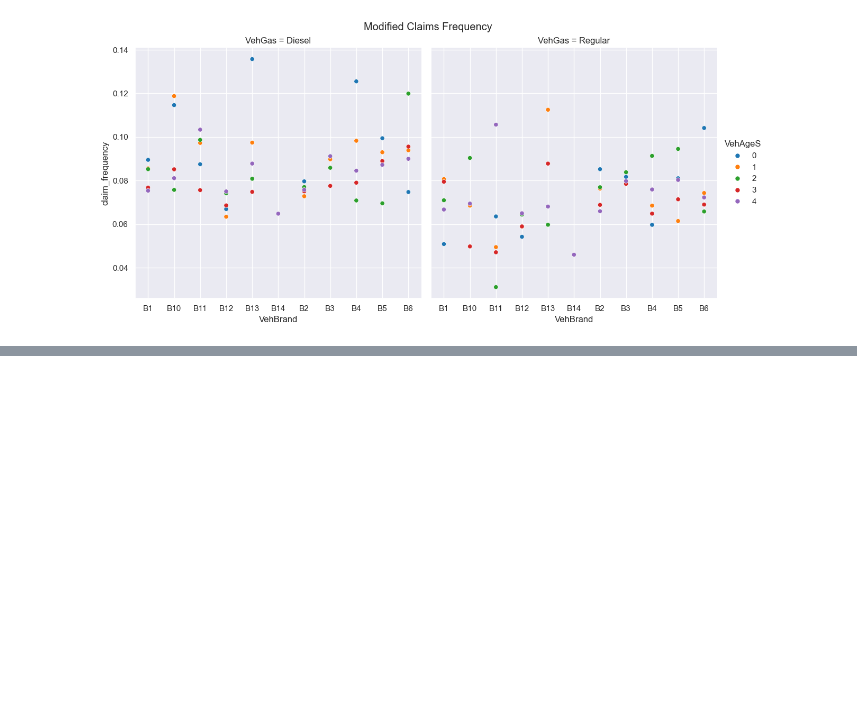
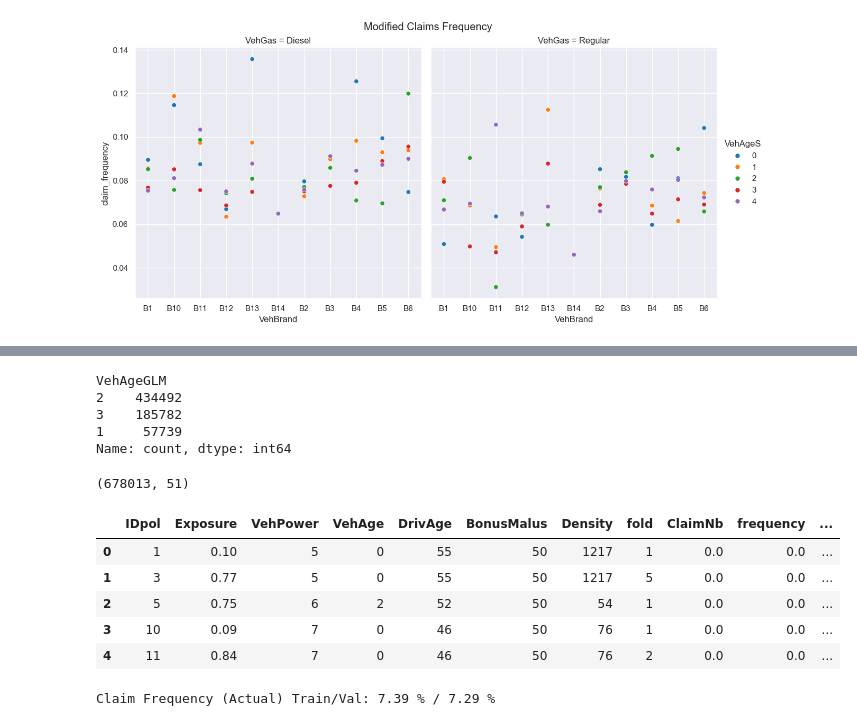
Before and after one commit to Pavan-jangid-here/ML-Projects, a Jupyter notebook: 5. French Motor Claims/Claim Frequency Modeling.ipynb, the cells around one changed output, grey strips where cells are left out. Cells and saved outputs as stored; diff of their text form; code cells hidden in the pictures; blank space fills up the shorter version.

```diff
--- a/5. French Motor Claims/Claim Frequency Modeling.ipynb
+++ b/5. French Motor Claims/Claim Frequency Modeling.ipynb
@@ -182,0 +233,8 @@ Text(0.5, 0.98, 'Modified Claims Frequency')
+# %%
+data2.VehAgeGLM.value_counts()
+# %% [output]
+VehAgeGLM
+2    434492
+3    185782
+1     57739
+Name: count, dtype: int64
@@ -182,0 +245,23 @@ Text(0.5, 0.98, 'Modified Claims Frequency')
+# %%
+# Convert categorical variable into dummy/indicator variables.
+df_ml = pd.get_dummies(df, drop_first=False, dtype='int')
+print(df_ml.shape)
+df_ml.head()
+# %% [output]
+(678013, 51)
+|  | IDpol | Exposure | VehPower | VehAge | DrivAge | BonusMalus | Density | fold | ClaimNb | frequency | ... |
+| 0 | 1 | 0.10 | 5 | 0 | 55 | 50 | 1217 | 1 | 0.0 | 0.0 | ... |
+| 1 | 3 | 0.77 | 5 | 0 | 55 | 50 | 1217 | 5 | 0.0 | 0.0 | ... |
+| 2 | 5 | 0.75 | 6 | 2 | 52 | 50 | 54 | 1 | 0.0 | 0.0 | ... |
+| 3 | 10 | 0.09 | 7 | 0 | 46 | 50 | 76 | 1 | 0.0 | 0.0 | ... |
+| 4 | 11 | 0.84 | 7 | 0 | 46 | 50 | 76 | 2 | 0.0 | 0.0 | ... |
+# %%
+# generate sample with encoded data
+learn = df_ml.loc[df_ml.fold != 5,].copy()    # 80%
+test = df_ml.loc[df_ml.fold == 5,].copy()     # 20%
+# Additionally, let's divide learn into train and validation (e.g. to use it for early stopping)
+train = df_ml.loc[df_ml.fold < 4,].copy()    # 60%
+val = df_ml.loc[df_ml.fold == 4,].copy()    # 20%
+CF2("Claim Frequency (Actual) Train/Val", train.ClaimNb, train.Exposure, val.ClaimNb, val.Exposure)
+# %% [output]
+Claim Frequency (Actual) Train/Val: 7.39 % / 7.29 %
```
Also changed, not shown: parts of 10 cells of this notebook, 4 other files.
